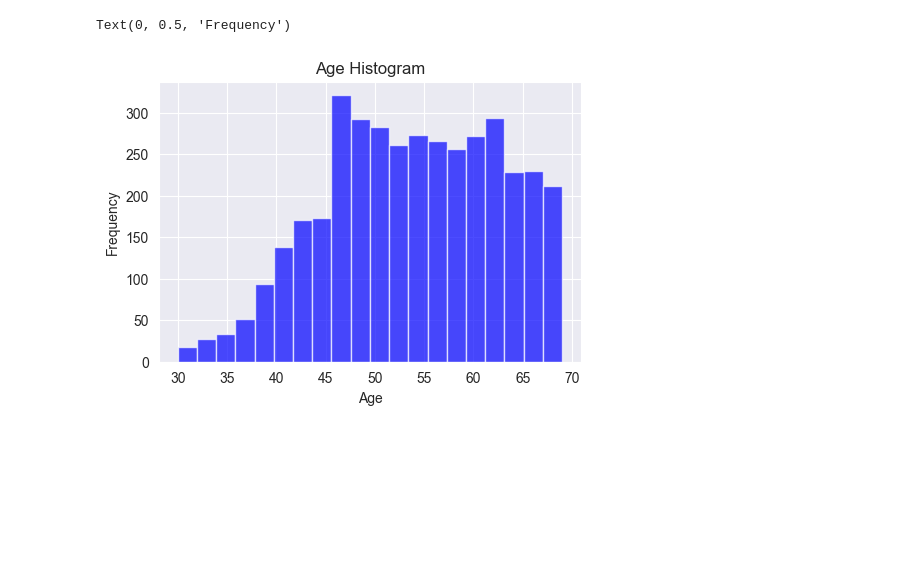
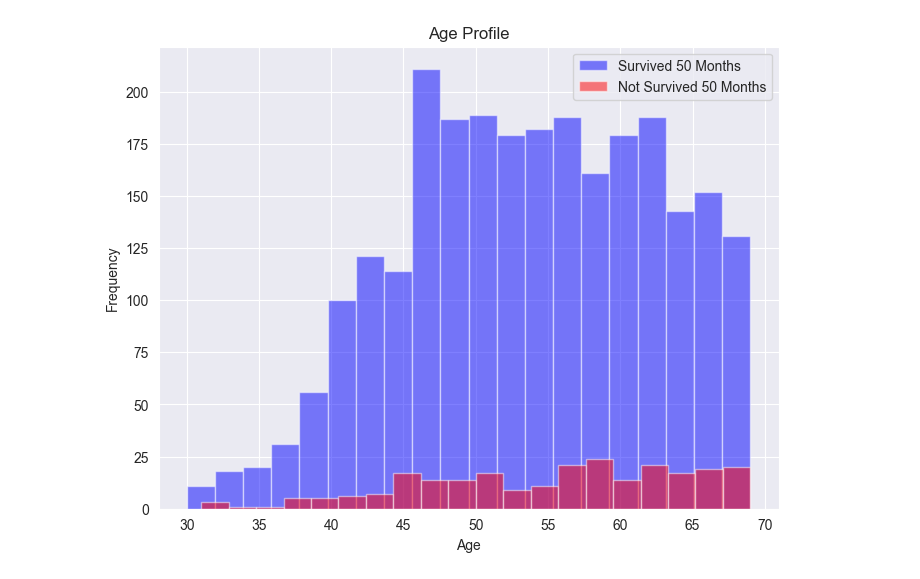
Before and after one commit to jeancarson/Block3Epic, a Jupyter notebook: naive_bayes/nayes_bayes1.ipynb, the cells around one changed output. Drawn from its saved outputs; the diff is of its cells as text; code cells hidden in the pictures; blank space fills up the shorter version.

```diff
--- a/naive_bayes/nayes_bayes1.ipynb
+++ b/naive_bayes/nayes_bayes1.ipynb
@@ -69,18 +93,16 @@ from sklearn.metrics import classification_report
 # %%
-import pandas as pd
 
-# Load the dataset
-df = pd.read_csv('/Users/oisinfrizzell/Desktop/Repos/Block3Epic/cleaned_data.csv')
+
 
 # Apply the transformation
-df['Survived 36 months '] = df['Survival Months'].apply(lambda x: 1 if x > 36 else 0)
+df['Survived 50 months '] = df['Survival Months'].apply(lambda x: 1 if x > 50 else 0)
 
 # Drop the original "Survival Months" column
-df.drop('Survival Months', axis=1, inplace=True)
+
 
 # Select features and target variable
-X = df[['Age','Tumor Size (mm)', 'Regional Node Examined', 'Regional Node Positive']]
-y = df['Survived 36 months ']  # Use the new target variable "Survived 36 months"
+X = df[['Age','Tumor Size', 'Regional Node Examined', 'Reginol Node Positive']]
+y = df['Survived 50 months ']  # Use the new target variable "Survived 50 months"
 
 # Print the updated DataFrame
 df.head(100)
@@ -101,6 +123,6 @@ df.head(100)
 # %%
 #setting up train test
-X_train,X_test,y_train,y_test=train_test_split(X,y,test_size=.3,random_state=0)
+X_train,X_test,y_train,y_test=train_test_split(X,y,test_size=.8,random_state=0)
 
 #its using 30percent to train the model and the rest is to predict
 #
@@ -158,15 +233,14 @@ plt.show()
 # %%
 import matplotlib.pyplot as plt
 
-# Plot histograms for each numerical feature
-plt.figure(figsize=(12, 8))
-
-# Histogram for Age
-plt.subplot(2, 2, 1)
-plt.hist(df['Age'], bins=20, color='blue', alpha=0.7)
-plt.title('Age Histogram')
+# Plot histogram for 'Age'
+plt.figure(figsize=(8, 6))
+plt.hist(X_test.loc[y_test == 1, 'Age'], bins=20, alpha=0.5, color='blue', label='Survived 50 Months')
+plt.hist(X_test.loc[y_test == 0, 'Age'], bins=20, alpha=0.5, color='red', label='Not Survived 50 Months')
 plt.xlabel('Age')
 plt.ylabel('Frequency')
+plt.title('Age Profile')
+plt.legend()
+plt.show()
 # %% [output]
-Text(0, 0.5, 'Frequency')
-[figure, old version]
+[figure, new version]
```
Also changed, not shown: parts of 11 cells of this notebook.
